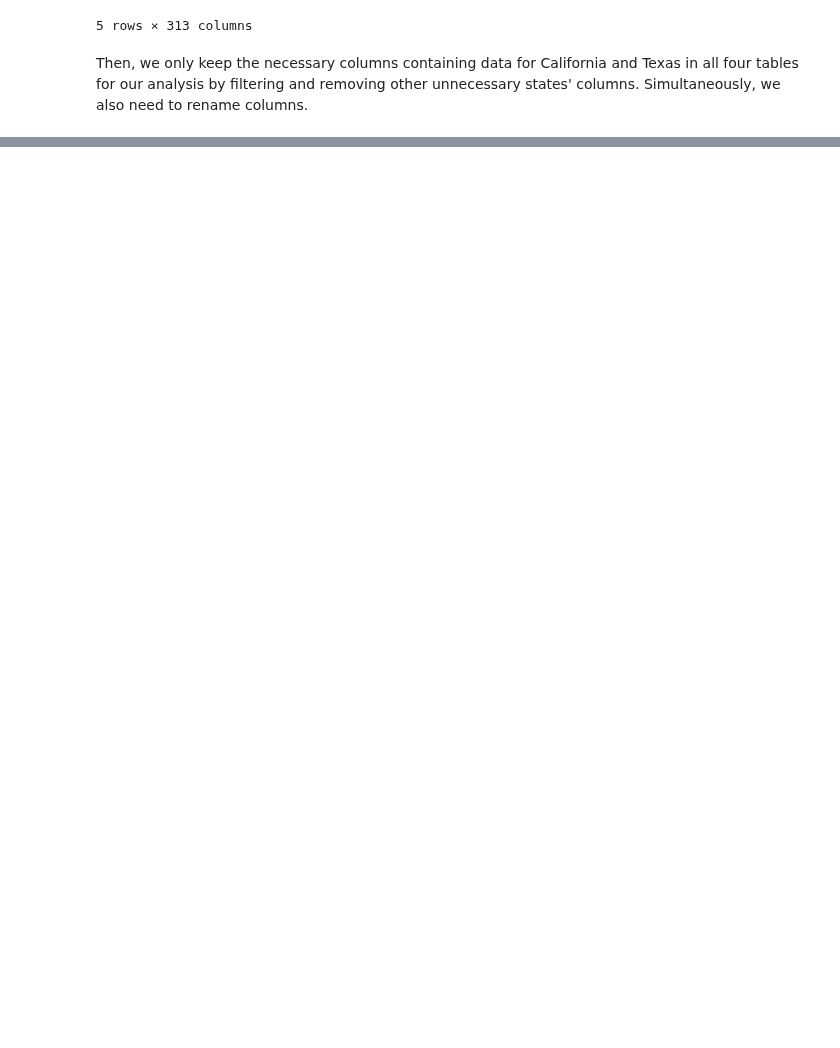
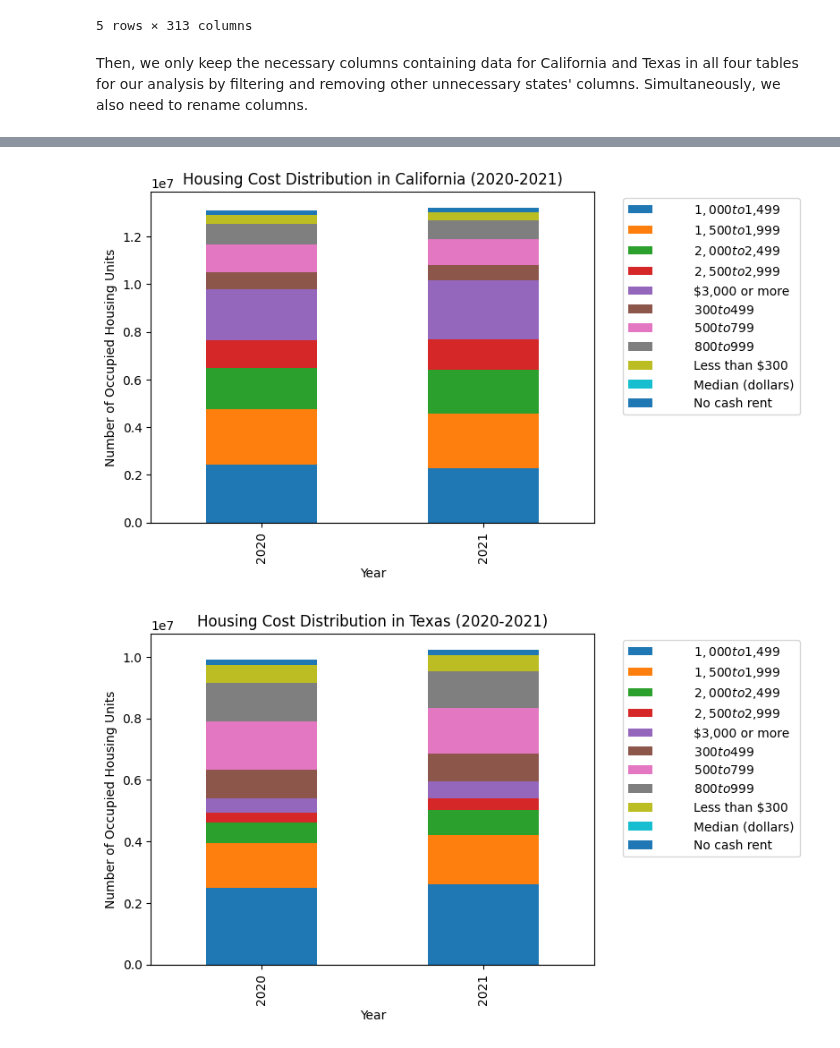
Before and after one commit to ahvuong/COGS108_Data_Science_In_Practice, a Jupyter notebook: DataCheckpointGroup_Sp23_AAA-H.ipynb, the cells around one changed output, grey strips where cells are left out. Cells and saved outputs as stored; diff of their text form; code cells hidden in the pictures; blank space fills up the shorter version.

Commit message:
Add new data and plot

```diff
--- a/DataCheckpointGroup_Sp23_AAA-H.ipynb
+++ b/DataCheckpointGroup_Sp23_AAA-H.ipynb
@@ -864,0 +795,13 @@ plt.show()
+# %%
+# Renaming the NAME column in df_pop_est to State for consistency
+df_pop_est.rename(columns={"NAME": "State"}, inplace=True)
+
+# Reshape the population dataset to have one row per state per year
+df_pop_est_melted = df_pop_est.melt(id_vars='State', value_vars=["POPESTIMATE2020", "POPESTIMATE2021"], var_name='Year', value_name='Population')
+
+# Convert the 'Year' column to just the year as an integer
+df_pop_est_melted['Year'] = df_pop_est_melted['Year'].str.replace('POPESTIMATE','').astype(int)
+
+# Now merge the dataframes on both 'State' and 'Year'
+df = pd.merge(df, df_pop_est_melted, on=["State", "Year"], how="inner")
+df.head()
@@ -864,0 +815,16 @@ plt.show()
+# %%
+# Clean df
+df_clean = df.copy()
+
+# Create a dictionary for the income and housing costs
+income_mapping = household_income_ref.set_index('Income Index')['Household Income'].to_dict()
+housing_cost_mapping = housing_cost_ref.set_index('Cost Index')['Housing Cost'].to_dict()
+
+# Replace the Income Income Index and Housing Cost Index columns in the
+df_clean['Income Category'] = df_clean['Income Income Index'].replace(income_mapping)
+df_clean['Housing Cost Category'] = df_clean['Housing Cost Index'].replace(housing_cost_mapping)
+
+# Drop the duplicate columns
+df_clean = df_clean.drop(columns=['Income Income Index', 'Housing Cost Index'])
+
+df_clean.head(2)
@@ -864,0 +843,19 @@ plt.show()
+# %%
+# Housing Occupied housing units	Housing Percent occupied housing units	Housing Owner-occupied housing units	Housing Percent owner-occupied housing units	Housing Renter-occupied housing units	Housing Percent renter-occupied housing units	Year	State	Income Occupied housing units	Income Percent occupied housing units	Income Owner-occupied housing units	Income Percent owner-occupied housing units	Income Renter-occupied housing units	Income Percent renter-occupied housing units	Population	Income Category	Housing Cost Category
+# 0	390873.00	0.03	274063.00	0.04	116810.00	0.02	2020	California	365131.00	0.03	123955.00	0.02	241176.00	0.04	39501653	Less than $5,000	Less than $300
+# 1	682136.00	0.05	535640.00	0.07	146496.00	0.03	2020	California	249756.00	0.02	77011.00	0.01	172745.00	0.03	39501653	$5,000 to $9,999	$300 to $499
+
+states = ['California', 'Texas']
+df_states = df_clean[df_clean['State'].isin(states)]
+
+for state in states:
+    df_state = df_states[df_states['State'] == state]
+    df_state.groupby(['Year', 'Housing Cost Category'])['Housing Occupied housing units'].sum().unstack().plot(kind='bar', stacked=True)
+    plt.title(f'Housing Cost Distribution in {state} (2020-2021)')
+    plt.xlabel('Year')
+    plt.ylabel('Number of Occupied Housing Units')
+    plt.legend(bbox_to_anchor=(1.05, 1), loc='upper left')
+    plt.show()
+# %% [output]
+[figure, added]
+[figure, added]
```
Also changed, not shown: parts of 50 cells of this notebook.
